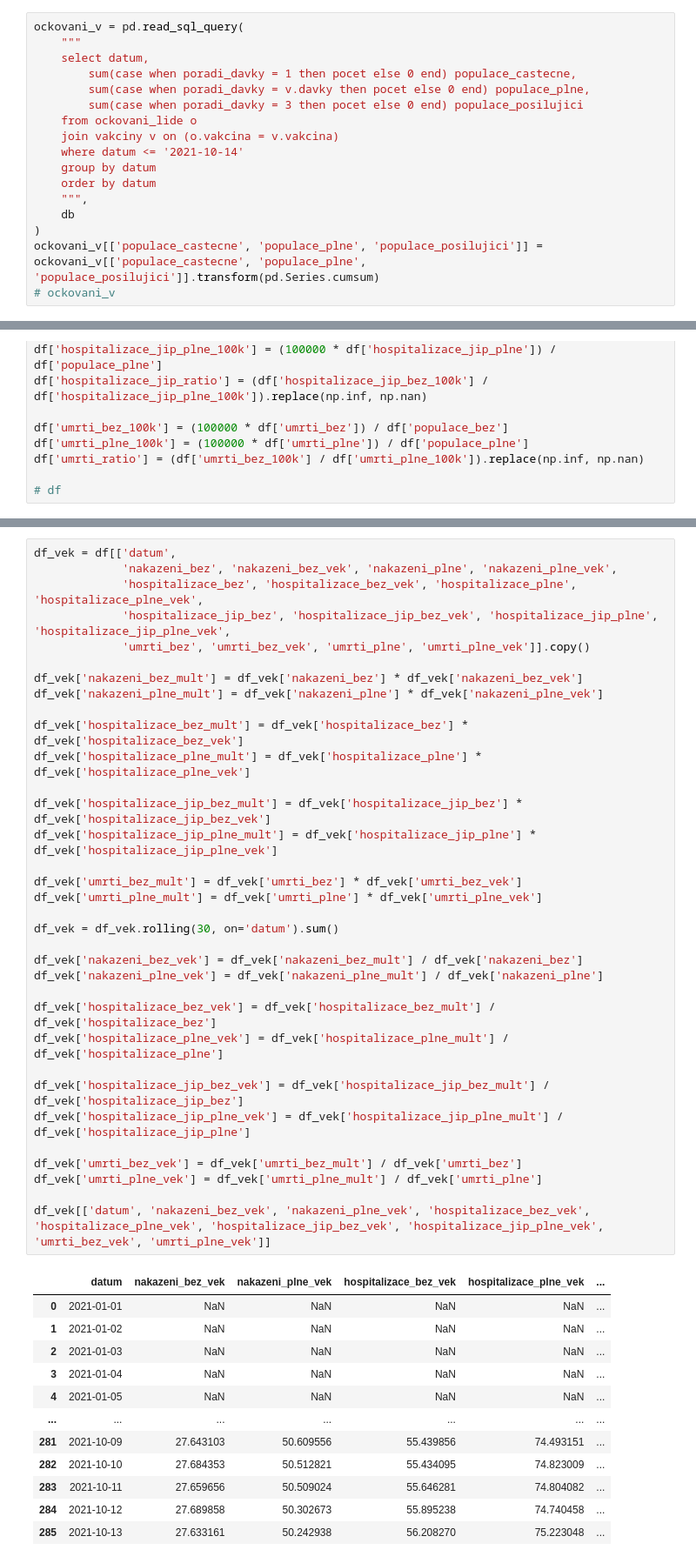
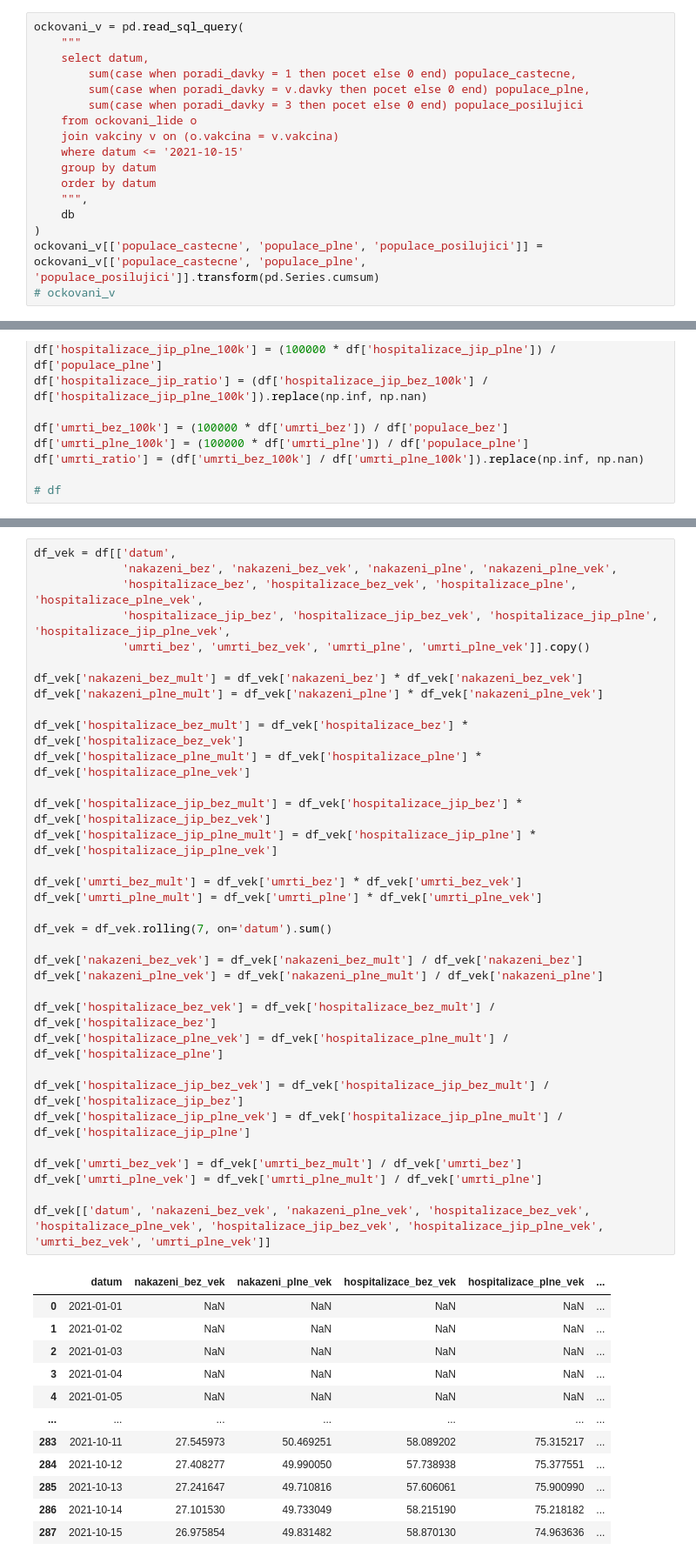
Before and after one commit to msusicky/ockovani-covid, a Jupyter notebook: notebooks/nakazeni.ipynb, the cells around one changed output, grey strips where cells are left out. Shown: that part at 87% size. Saved outputs shown, nothing was run; the diff lists cells and outputs as text.

```diff
--- a/notebooks/nakazeni.ipynb
+++ b/notebooks/nakazeni.ipynb
@@ -149,7 +149,7 @@ ockovani_v = pd.read_sql_query(
         sum(case when poradi_davky = 3 then pocet else 0 end) populace_posilujici
     from ockovani_lide o
     join vakciny v on (o.vakcina = v.vakcina)
-    where datum <= '2021-10-14'
+    where datum <= '2021-10-15'
     group by datum
     order by datum
     """,
@@ -225,36 +239,36 @@ df_vek['hospitalizace_bez_mult'] = df_vek['hospitalizace_bez'] * df_vek['hospita
 df_vek['hospitalizace_plne_mult'] = df_vek['hospitalizace_plne'] * df_vek['hospitalizace_plne_vek']
 
 df_vek['hospitalizace_jip_bez_mult'] = df_vek['hospitalizace_jip_bez'] * df_vek['hospitalizace_jip_bez_vek']
 df_vek['hospitalizace_jip_plne_mult'] = df_vek['hospitalizace_jip_plne'] * df_vek['hospitalizace_jip_plne_vek']
 
 df_vek['umrti_bez_mult'] = df_vek['umrti_bez'] * df_vek['umrti_bez_vek']
 df_vek['umrti_plne_mult'] = df_vek['umrti_plne'] * df_vek['umrti_plne_vek']
 
-df_vek = df_vek.rolling(30, on='datum').sum()
+df_vek = df_vek.rolling(7, on='datum').sum()
 
 df_vek['nakazeni_bez_vek'] = df_vek['nakazeni_bez_mult'] / df_vek['nakazeni_bez']
 df_vek['nakazeni_plne_vek'] = df_vek['nakazeni_plne_mult'] / df_vek['nakazeni_plne']
 
 df_vek['hospitalizace_bez_vek'] = df_vek['hospitalizace_bez_mult'] / df_vek['hospitalizace_bez']
 df_vek['hospitalizace_plne_vek'] = df_vek['hospitalizace_plne_mult'] / df_vek['hospitalizace_plne']
 
 df_vek['hospitalizace_jip_bez_vek'] = df_vek['hospitalizace_jip_bez_mult'] / df_vek['hospitalizace_jip_bez']
 df_vek['hospitalizace_jip_plne_vek'] = df_vek['hospitalizace_jip_plne_mult'] / df_vek['hospitalizace_jip_plne']
 
 df_vek['umrti_bez_vek'] = df_vek['umrti_bez_mult'] / df_vek['umrti_bez']
 df_vek['umrti_plne_vek'] = df_vek['umrti_plne_mult'] / df_vek['umrti_plne']
 
 df_vek[['datum', 'nakazeni_bez_vek', 'nakazeni_plne_vek', 'hospitalizace_bez_vek', 'hospitalizace_plne_vek', 'hospitalizace_jip_bez_vek', 'hospitalizace_jip_plne_vek', 'umrti_bez_vek', 'umrti_plne_vek']]
 # %% [output]
 |  | datum | nakazeni_bez_vek | nakazeni_plne_vek | hospitalizace_bez_vek | hospitalizace_plne_vek | ... |
 | 0 | 2021-01-01 | NaN | NaN | NaN | NaN | ... |
 | 1 | 2021-01-02 | NaN | NaN | NaN | NaN | ... |
 | 2 | 2021-01-03 | NaN | NaN | NaN | NaN | ... |
 | 3 | 2021-01-04 | NaN | NaN | NaN | NaN | ... |
 | 4 | 2021-01-05 | NaN | NaN | NaN | NaN | ... |
 | ... | ... | ... | ... | ... | ... | ... |
-| 281 | 2021-10-09 | 27.643103 | 50.609556 | 55.439856 | 74.493151 | ... |
-| 282 | 2021-10-10 | 27.684353 | 50.512821 | 55.434095 | 74.823009 | ... |
-| 283 | 2021-10-11 | 27.659656 | 50.509024 | 55.646281 | 74.804082 | ... |
-| 284 | 2021-10-12 | 27.689858 | 50.302673 | 55.895238 | 74.740458 | ... |
-| 285 | 2021-10-13 | 27.633161 | 50.242938 | 56.208270 | 75.223048 | ... |
+| 283 | 2021-10-11 | 27.545973 | 50.469251 | 58.089202 | 75.315217 | ... |
+| 284 | 2021-10-12 | 27.408277 | 49.990050 | 57.738938 | 75.377551 | ... |
+| 285 | 2021-10-13 | 27.241647 | 49.710816 | 57.606061 | 75.900990 | ... |
+| 286 | 2021-10-14 | 27.101530 | 49.733049 | 58.215190 | 75.218182 | ... |
+| 287 | 2021-10-15 | 26.975854 | 49.831482 | 58.870130 | 74.963636 | ... |
```
Also changed, not shown: parts of 3 cells of this notebook, 4 other files.
